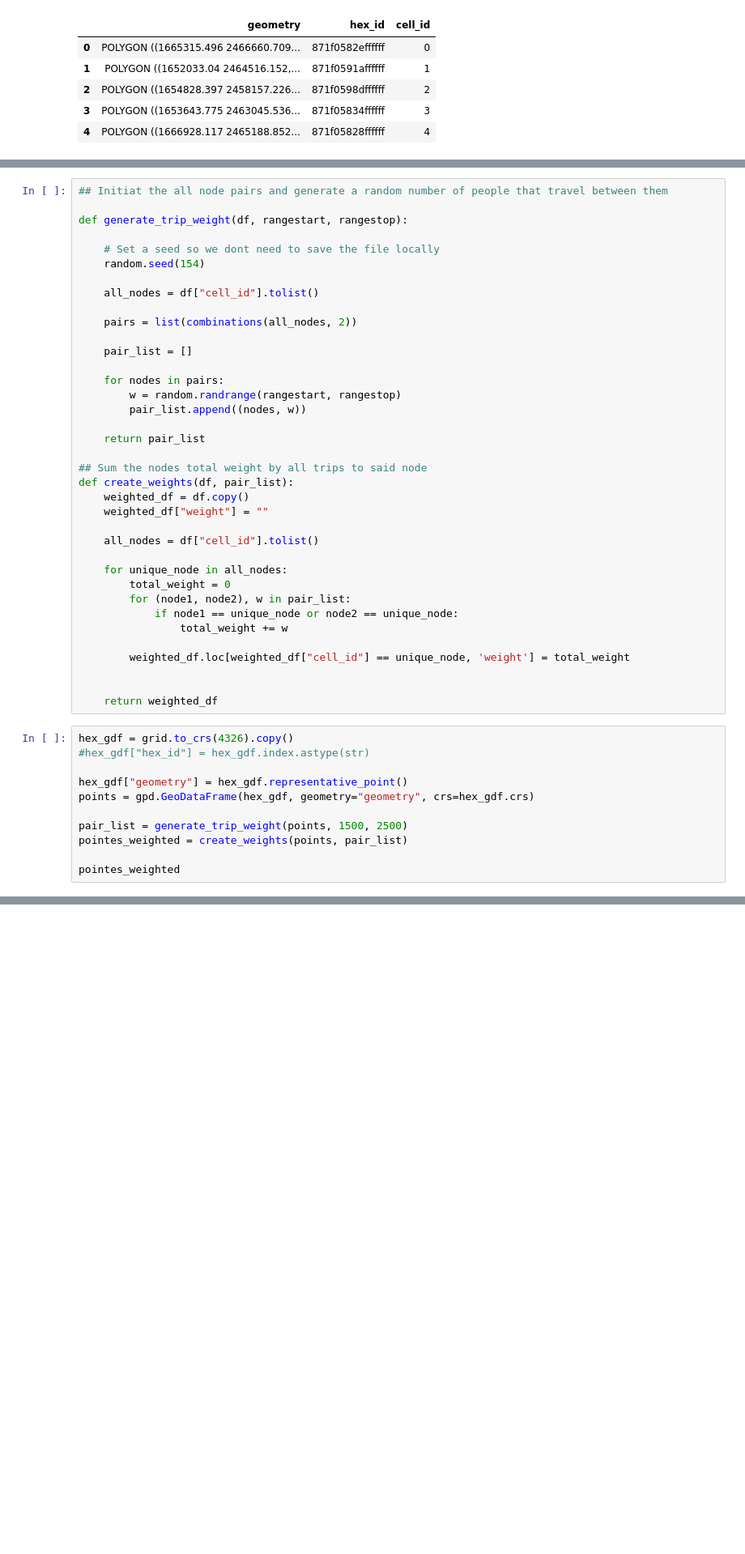
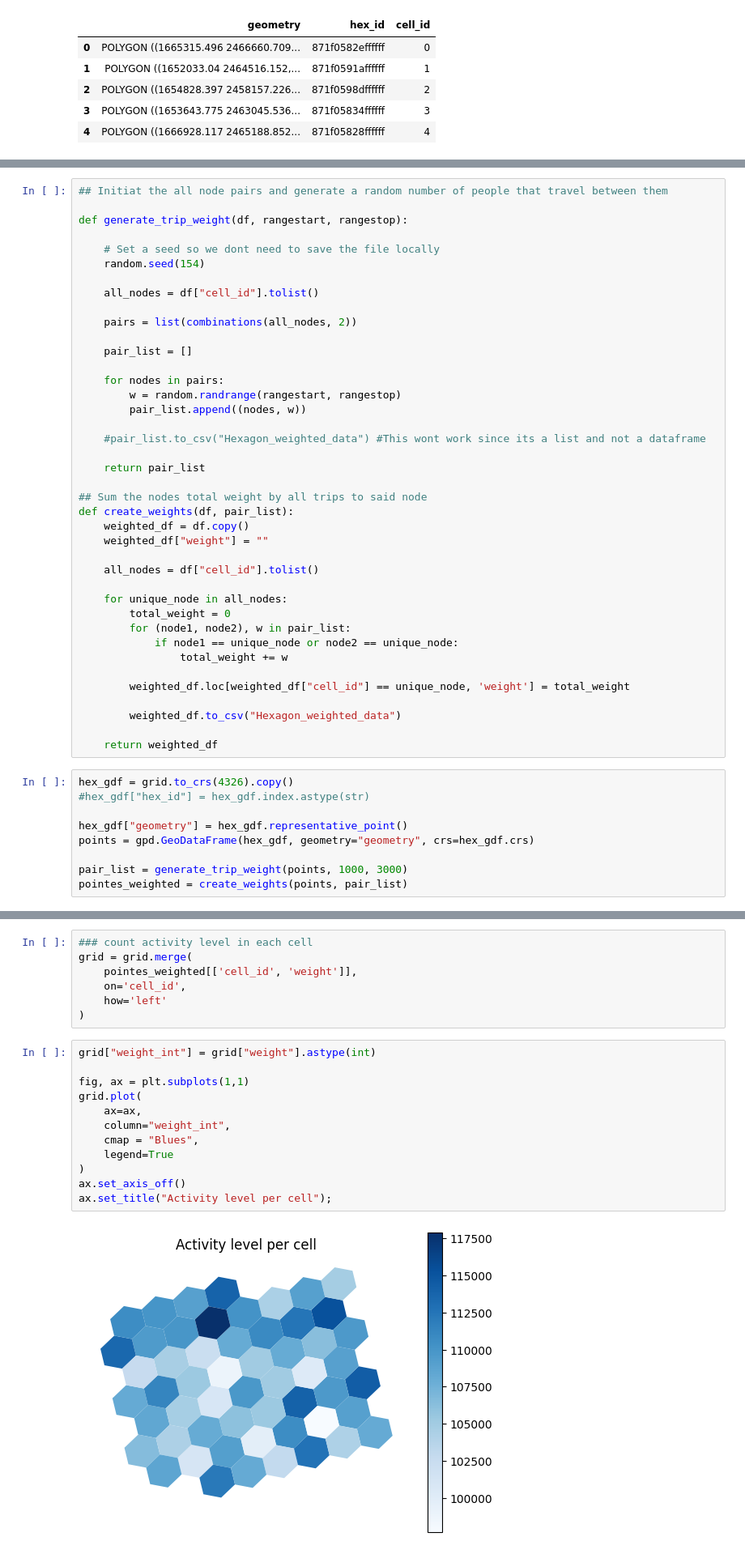
Before and after one commit to jevgbur/Genetic-algorithms-metro-optimization, a Jupyter notebook: basic_genetic/GA_Hexagon_V1.ipynb, the cells around one changed output, grey strips where cells are left out. Shown at 81% size. Saved outputs shown, nothing was run; the diff lists cells and outputs as text; blank space fills up the shorter version.

Commit message:
feat: implement weights and find neighbors for the hexagons

```diff
--- a/basic_genetic/GA_Hexagon_V1.ipynb
+++ b/basic_genetic/GA_Hexagon_V1.ipynb
@@ -153,6 +153,8 @@ def generate_trip_weight(df, rangestart, rangestop):
         w = random.randrange(rangestart, rangestop)
         pair_list.append((nodes, w))
 
+    #pair_list.to_csv("Hexagon_weighted_data") #This wont work since its a list and not a dataframe
+
     return pair_list
 
 ## Sum the nodes total weight by all trips to said node
@@ -170,6 +172,7 @@ def create_weights(df, pair_list):
 
         weighted_df.loc[weighted_df["cell_id"] == unique_node, 'weight'] = total_weight
 
+        weighted_df.to_csv("Hexagon_weighted_data")
 
     return weighted_df
 # %%
@@ -179,7 +182,5 @@ hex_gdf = grid.to_crs(4326).copy()
 hex_gdf["geometry"] = hex_gdf.representative_point()
 points = gpd.GeoDataFrame(hex_gdf, geometry="geometry", crs=hex_gdf.crs)
 
-pair_list = generate_trip_weight(points, 1500, 2500)
+pair_list = generate_trip_weight(points, 1000, 3000)
 pointes_weighted = create_weights(points, pair_list)
-
-pointes_weighted
@@ -203,0 +196,21 @@ pointes_weighted
+# %%
+### count activity level in each cell
+grid = grid.merge(
+    pointes_weighted[['cell_id', 'weight']],
+    on='cell_id',
+    how='left'
+)
+# %%
+grid["weight_int"] = grid["weight"].astype(int)
+
+fig, ax = plt.subplots(1,1)
+grid.plot(
+    ax=ax,
+    column="weight_int",
+    cmap = "Blues",
+    legend=True
+)
+ax.set_axis_off()
+ax.set_title("Activity level per cell");
+# %% [output]
+[figure, added]
```
Also changed, not shown: parts of 5 cells of this notebook, 1 other file.
